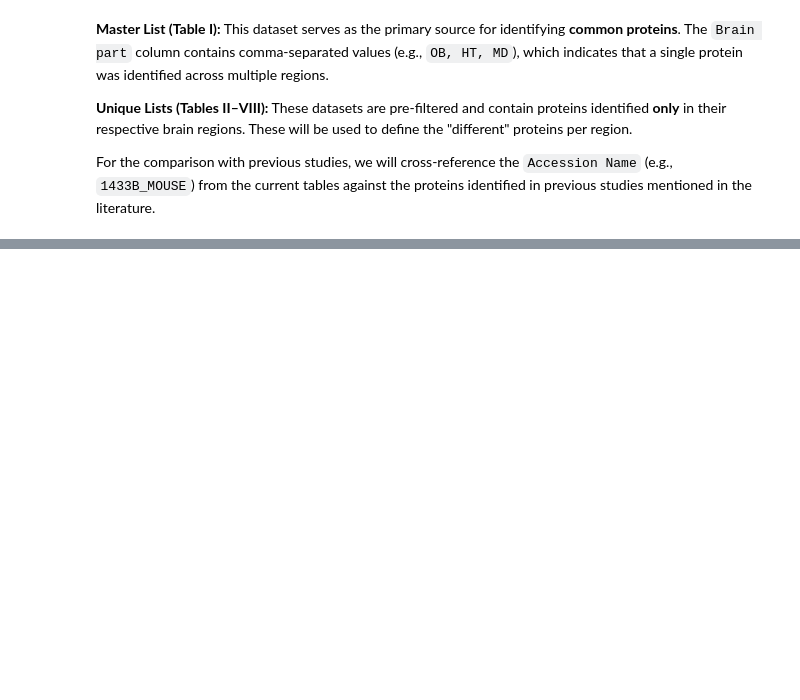
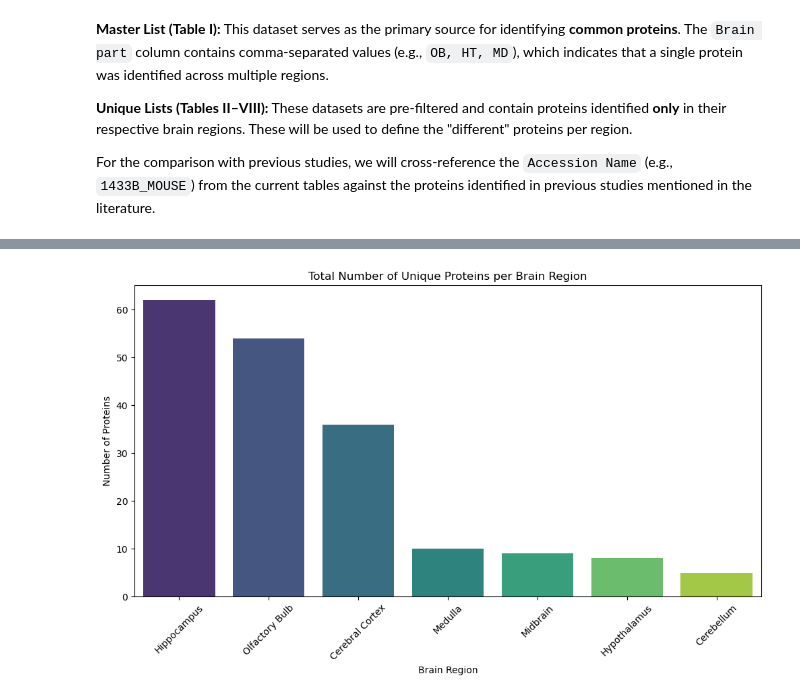
Before and after one commit to ikotsov/proteomic-analysis, a Jupyter notebook: notebooks/data_exploration.ipynb, the cells around one changed output, grey strips where cells are left out. Cells and saved outputs as stored; diff of their text form; code cells hidden in the pictures; blank space fills up the shorter version.

```diff
--- a/notebooks/data_exploration.ipynb
+++ b/notebooks/data_exploration.ipynb
@@ -149,0 +217,37 @@ For the comparison with previous studies, we will cross-reference the `Accession
+# %%
+# Define the mapping of abbreviations to full names
+region_mapping = {
+    "OB": "Olfactory Bulb",
+    "HC": "Hippocampus",
+    "MB": "Midbrain",
+    "MD": "Medulla",
+    "CB": "Cerebellum",
+    "HT": "Hypothalamus",
+    "CC": "Cerebral Cortex"
+}
+
+# Prepare the data
+unique_counts = matrix.values.diagonal()
+unique_series = pd.Series(unique_counts, index=matrix.index).sort_values(ascending=False)
+
+# Replace the abbreviations in the index with full names
+unique_series.index = unique_series.index.map(region_mapping)
+
+# Create the bar chart
+plt.figure(figsize=(12, 6)) # Increased width slightly for longer names
+
+sns.barplot(
+    x=unique_series.index,
+    y=unique_series.values,
+    hue=unique_series.index,
+    palette="viridis",
+    legend=False
+)
+
+plt.title("Total Number of Unique Proteins per Brain Region")
+plt.ylabel("Number of Proteins")
+plt.xlabel("Brain Region")
+plt.xticks(rotation=45) # Rotate labels so they don't overlap
+plt.show()
+# %% [output]
+[figure, added]
```
Also changed, not shown: parts of 8 cells of this notebook.
